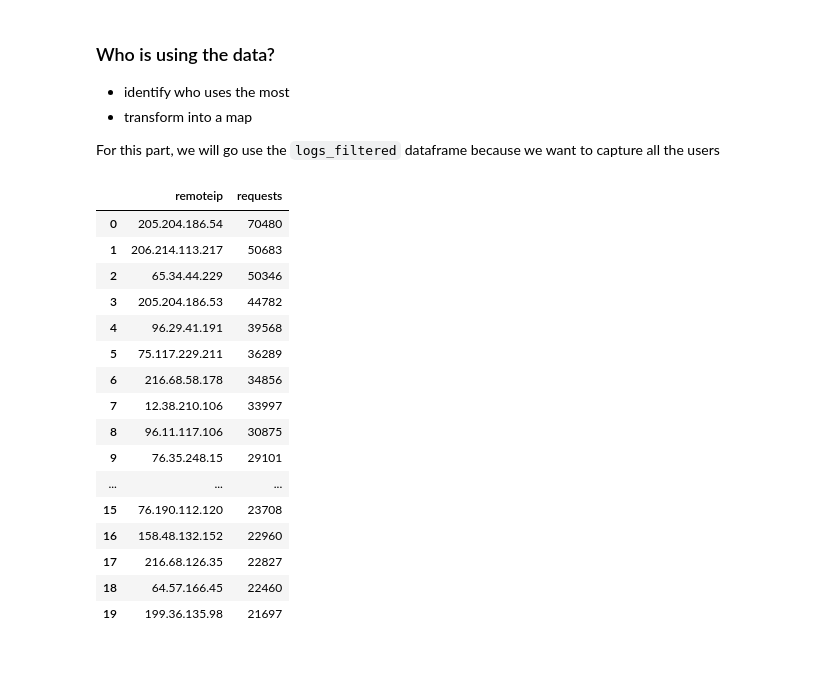
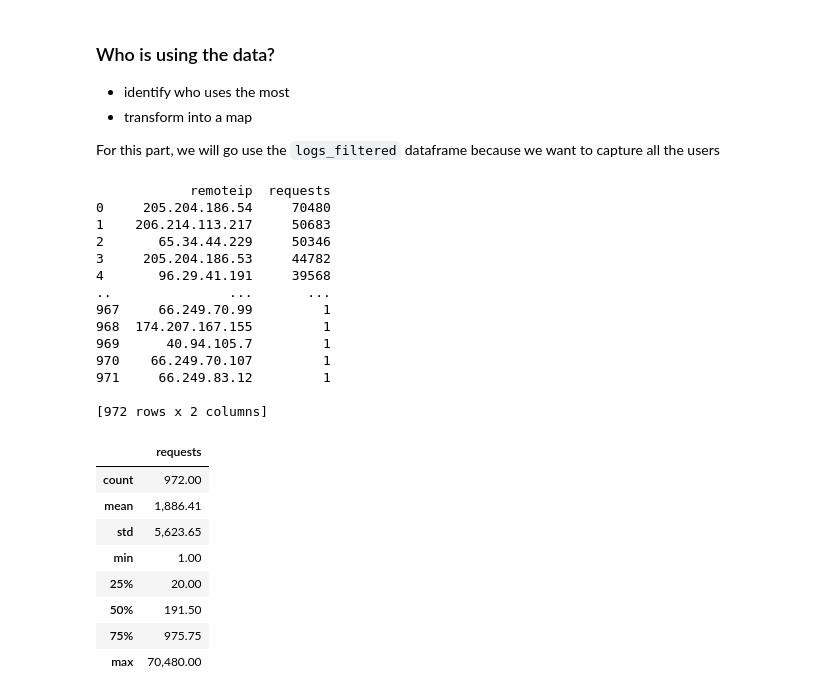
Before and after one commit to ianhorn/codeky-da-module2-project, a Jupyter notebook: data-project.ipynb, the cells around one changed output. Cells and saved outputs as stored; diff of their text form; code cells hidden in the pictures; blank space fills up the shorter version.

```diff
--- a/data-project.ipynb
+++ b/data-project.ipynb
@@ -91,7 +97,9 @@ logs_filtered = logs_filtered.dropna()
 # Print some info
 print(f"The unfiltered dataset has this for it's shape value: {logs.shape}\n")
 print(f'The total amount of get requests for oblique imagery for November was {logs_filtered.shape[0]}\n')  # just to get an idea of the data
-logs_filtered.head(2)
+
+pd.options.display.float_format = '{:,.2f}'.format
+logs_filtered.describe()
 # %% [output]
 The unfiltered dataset has this for it's shape value: (6612895, 23)
 
@@ -315,23 +331,31 @@ plt.show()          # Display the plot
 
  For this part, we  will go use the `logs_filtered` dataframe because we want to capture all the users
 # %%
+# group by `remoteip` addresss to get users
 users = logs_filtered.groupby('remoteip').size().sort_values(ascending=False).reset_index(name='requests')
-users.head(20)
+print(users)
+users.describe()
 # %% [output]
+            remoteip  requests
+0     205.204.186.54     70480
+1    206.214.113.217     50683
+2       65.34.44.229     50346
+3     205.204.186.53     44782
+4       96.29.41.191     39568
+..               ...       ...
+967     66.249.70.99         1
+968  174.207.167.155         1
+969      40.94.105.7         1
+970    66.249.70.107         1
+971     66.249.83.12         1
+
+[972 rows x 2 columns]
-|  | remoteip | requests |
-| 0 | 205.204.186.54 | 70480 |
-| 1 | 206.214.113.217 | 50683 |
-| 2 | 65.34.44.229 | 50346 |
-| 3 | 205.204.186.53 | 44782 |
-| 4 | 96.29.41.191 | 39568 |
-| 5 | 75.117.229.211 | 36289 |
-| 6 | 216.68.58.178 | 34856 |
-| 7 | 12.38.210.106 | 33997 |
-| 8 | 96.11.117.106 | 30875 |
-| 9 | 76.35.248.15 | 29101 |
-| ... | ... | ... |
-| 15 | 76.190.112.120 | 23708 |
-| 16 | 158.48.132.152 | 22960 |
-| 17 | 216.68.126.35 | 22827 |
-| 18 | 64.57.166.45 | 22460 |
-| 19 | 199.36.135.98 | 21697 |
+|  | requests |
+| count | 972.00 |
+| mean | 1,886.41 |
+| std | 5,623.65 |
+| min | 1.00 |
+| 25% | 20.00 |
+| 50% | 191.50 |
+| 75% | 975.75 |
+| max | 70,480.00 |
```
Also changed, not shown: parts of 13 cells of this notebook.
